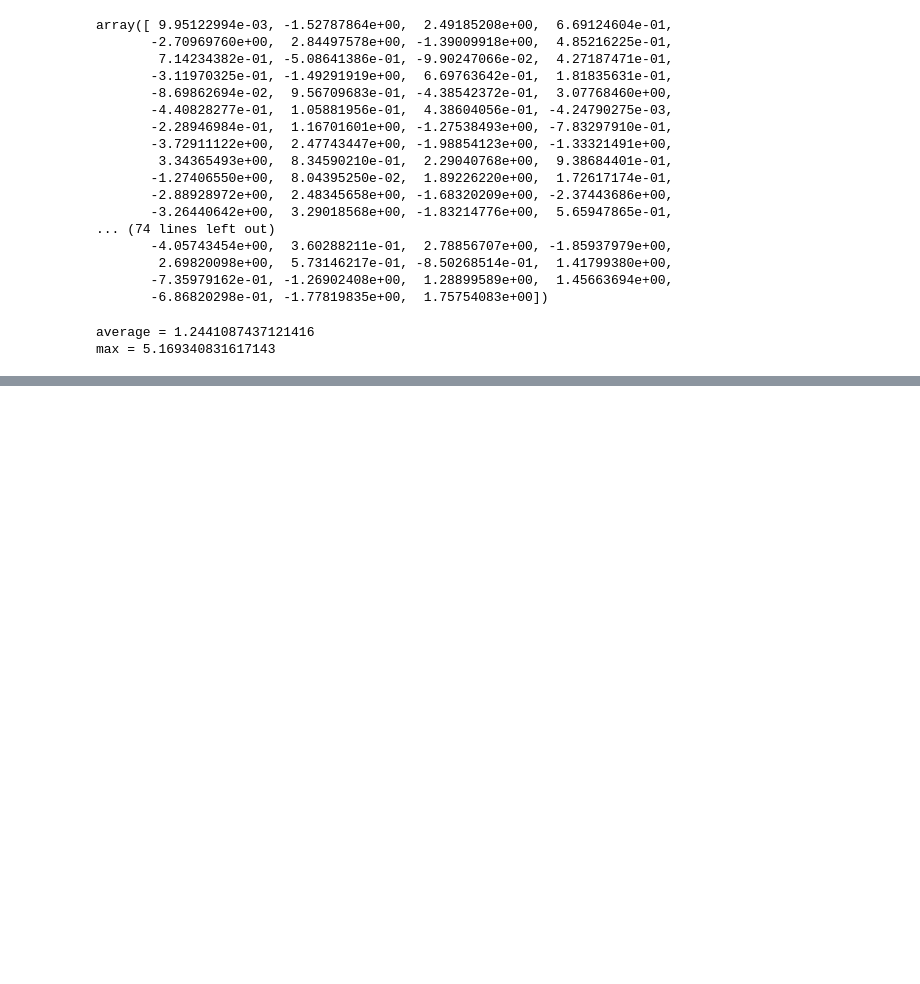
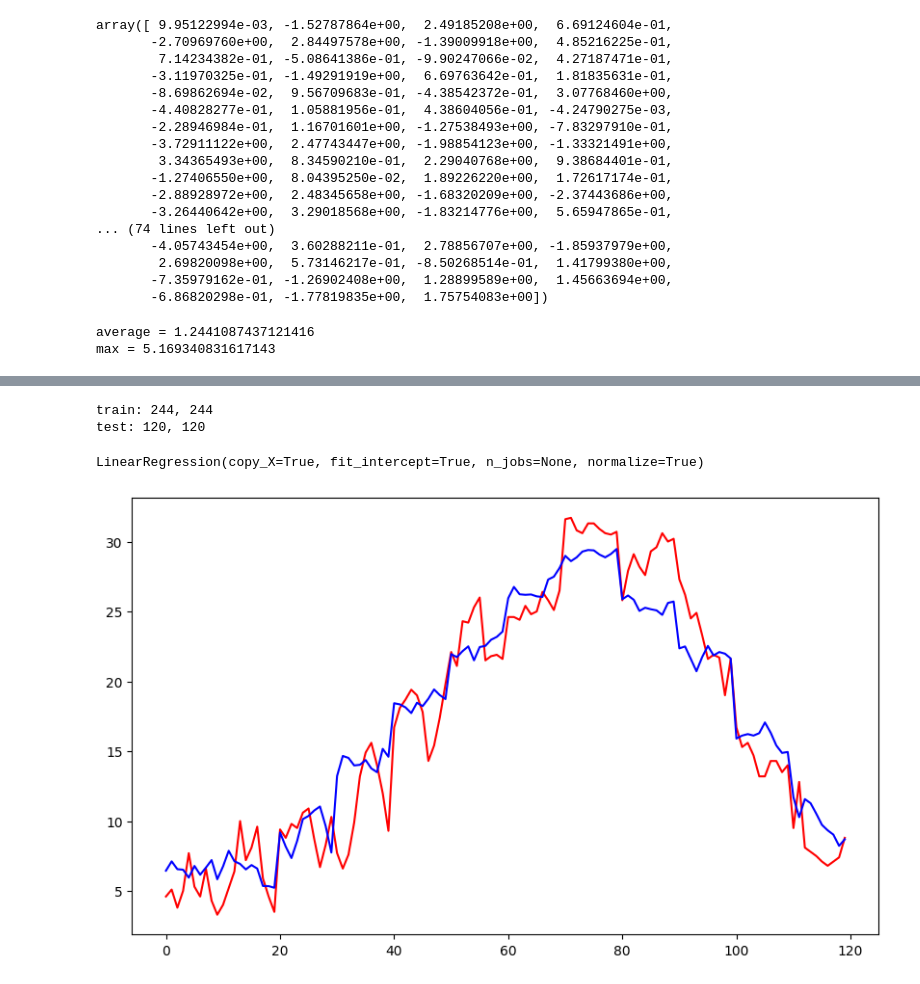
Before and after one commit to seigo-pon/ai_tutorial, a Jupyter notebook: heikinkion.ipynb, the cells around one changed output, grey strips where cells are left out. Cells and saved outputs as stored; diff of their text form; code cells hidden in the pictures; blank space fills up the shorter version.

```diff
--- a/heikinkion.ipynb
+++ b/heikinkion.ipynb
@@ -201,0 +244,3 @@ max = 5.169340831617143
+# %%
+test_csv = csv[test_day].sort_values(['月', '日'])
+print(test_csv)
@@ -201,0 +262,41 @@ max = 5.169340831617143
+# %%
+# 過去10年間を学習
+def make_data(data):
+    x = []
+    y = []
+    xa = []
+    years = list(data['年'])
+    temps = list(data['気温'])
+    for i in range(len(years)):
+        if years[i] == 2019:
+            if len(xa) == 9:
+                x.append(xa)
+                y.append(temps[i])
+            xa = []
+        else:
+            xa.append(temps[i])
+    return (x, y)
+
+# 過去１０年間の各日の気温から予測を作成
+train_x, train_y = make_data(train_csv)
+test_x, test_y = make_data(test_csv)
+print(f'train: {len(train_x)}, {len(train_y)}')
+print(f'test: {len(test_x)}, {len(test_y)}')
+# %% [output]
+train: 244, 244
+test: 120, 120
+# %%
+# 直線回避分析
+lr = LinearRegression(normalize=True)
+lr.fit(train_x, train_y)
+# %% [output]
+LinearRegression(copy_X=True, fit_intercept=True, n_jobs=None, normalize=True)
+# %%
+pre_y = lr.predict(test_x)
+# %%
+plt.figure(figsize=(10, 6), dpi=100)
+plt.plot(test_y, c='r')
+plt.plot(pre_y, c='b')
+plt.show()
+# %% [output]
+[figure, added]
```
Also changed, not shown: parts of 7 cells of this notebook.
